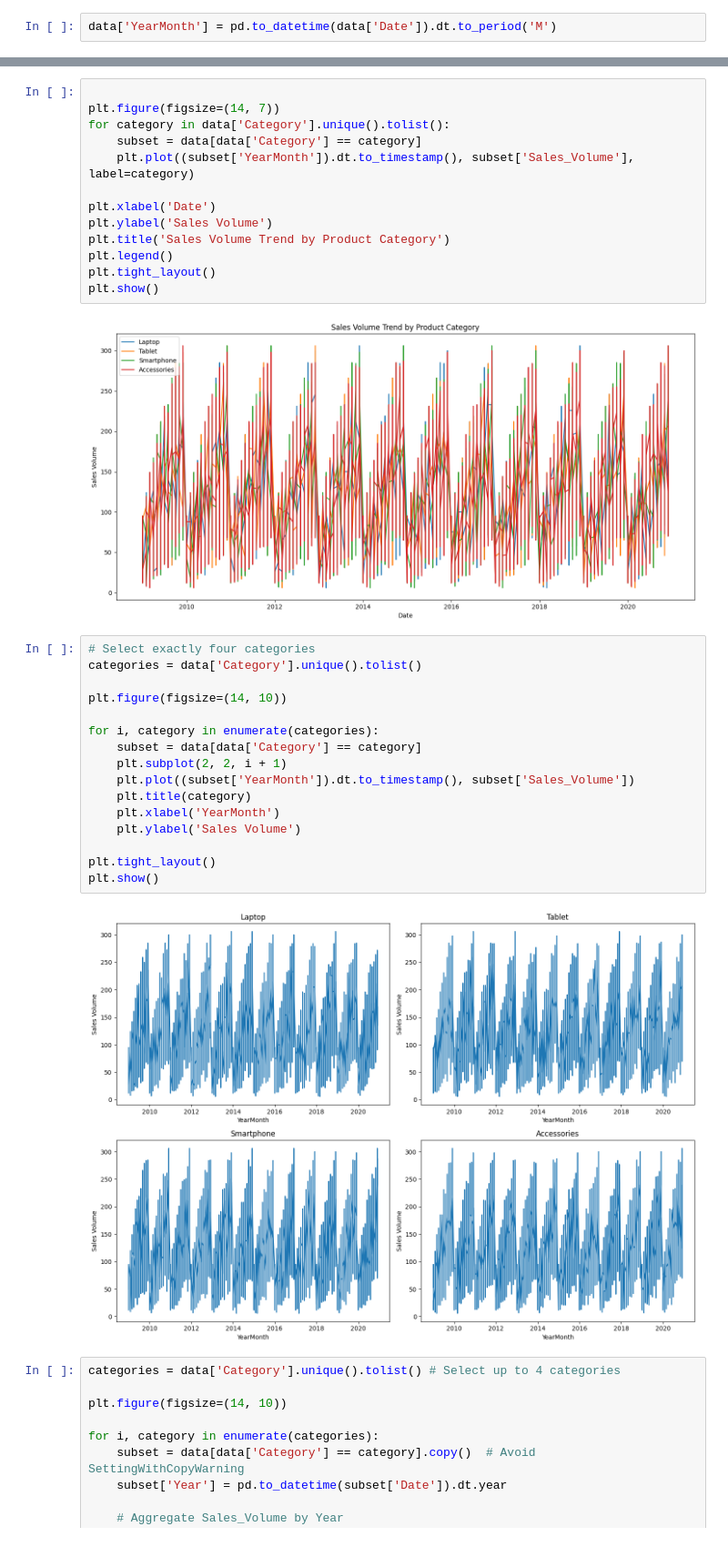
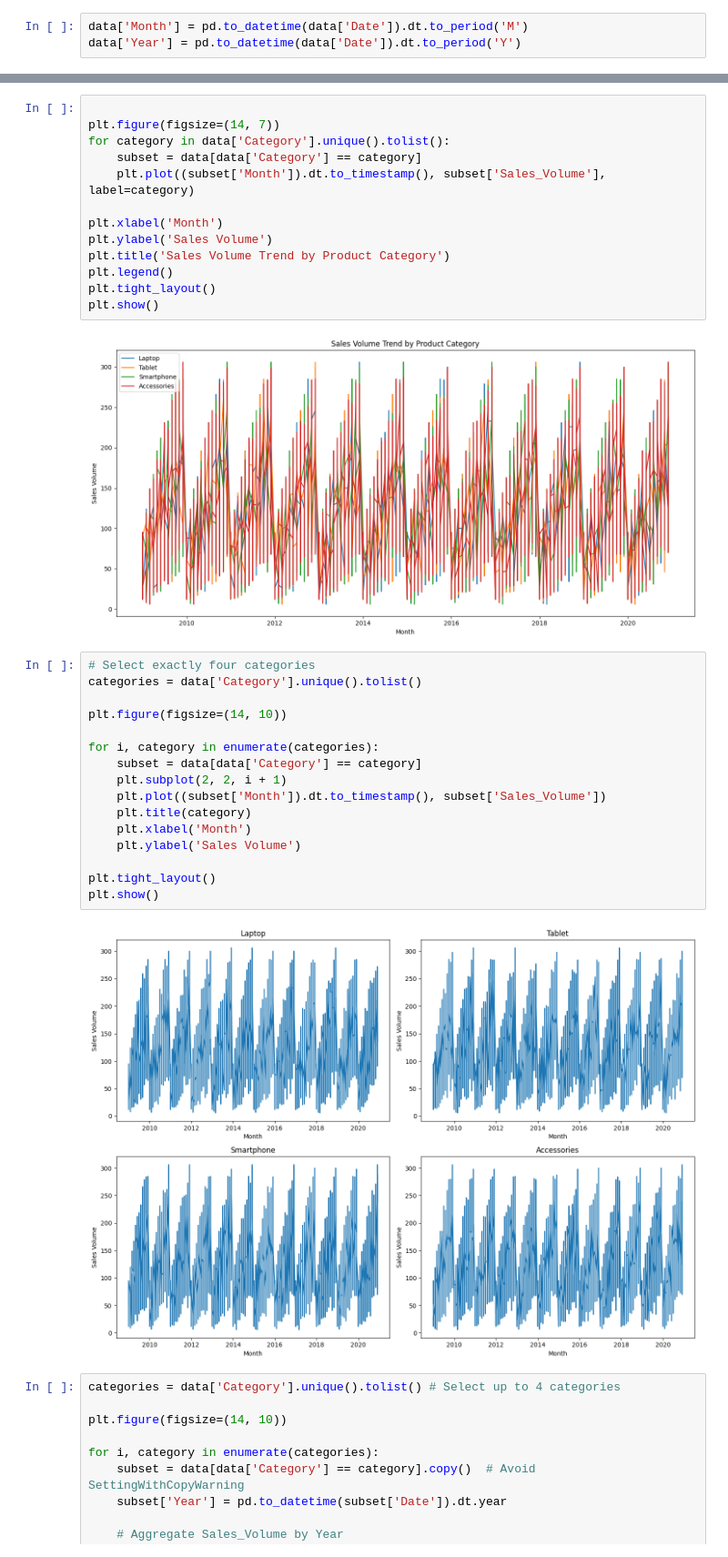
Before and after one commit to ayodejitoriola/ElectroTech_Forecasting, a Jupyter notebook: EDA/EDA.ipynb, the cells around one changed output, grey strips where cells are left out. Shown at 91% size. Drawn from its saved outputs; the diff is of its cells as text.

```diff
--- a/EDA/EDA.ipynb
+++ b/EDA/EDA.ipynb
@@ -88,7 +88,8 @@ data.describe()
 | max | 1694.000000 | 181.800000 | 2020-12-30 00:00:00 | 4.728391 | 4.661979 | 99.926291 | ... |
 | std | 200.341518 | 36.419229 | NaN | 1.009105 | 1.001551 | 14.733722 | ... |
 # %%
-data['YearMonth'] = pd.to_datetime(data['Date']).dt.to_period('M')
+data['Month'] = pd.to_datetime(data['Date']).dt.to_period('M')
+data['Year'] = pd.to_datetime(data['Date']).dt.to_period('Y')
 # %%
 data.head()
 # %% [output]
@@ -103,9 +104,9 @@ data.head()
 plt.figure(figsize=(14, 7))
 for category in data['Category'].unique().tolist():
     subset = data[data['Category'] == category]
-    plt.plot((subset['YearMonth']).dt.to_timestamp(), subset['Sales_Volume'], label=category)
+    plt.plot((subset['Month']).dt.to_timestamp(), subset['Sales_Volume'], label=category)
 
-plt.xlabel('Date')
+plt.xlabel('Month')
 plt.ylabel('Sales Volume')
 plt.title('Sales Volume Trend by Product Category')
 plt.legend()
@@ -116,21 +117,21 @@ plt.show()
 # %%
 # Select exactly four categories
 categories = data['Category'].unique().tolist()
 
 plt.figure(figsize=(14, 10))
 
 for i, category in enumerate(categories):
     subset = data[data['Category'] == category]
     plt.subplot(2, 2, i + 1)
-    plt.plot((subset['YearMonth']).dt.to_timestamp(), subset['Sales_Volume'])
+    plt.plot((subset['Month']).dt.to_timestamp(), subset['Sales_Volume'])
     plt.title(category)
-    plt.xlabel('YearMonth')
+    plt.xlabel('Month')
     plt.ylabel('Sales Volume')
 
 plt.tight_layout()
 plt.show()
 # %% [output]
-[figure, old version]
+[figure, new version]
 # %%
 categories = data['Category'].unique().tolist() # Select up to 4 categories
 
```
Also changed, not shown: parts of 16 cells of this notebook.
